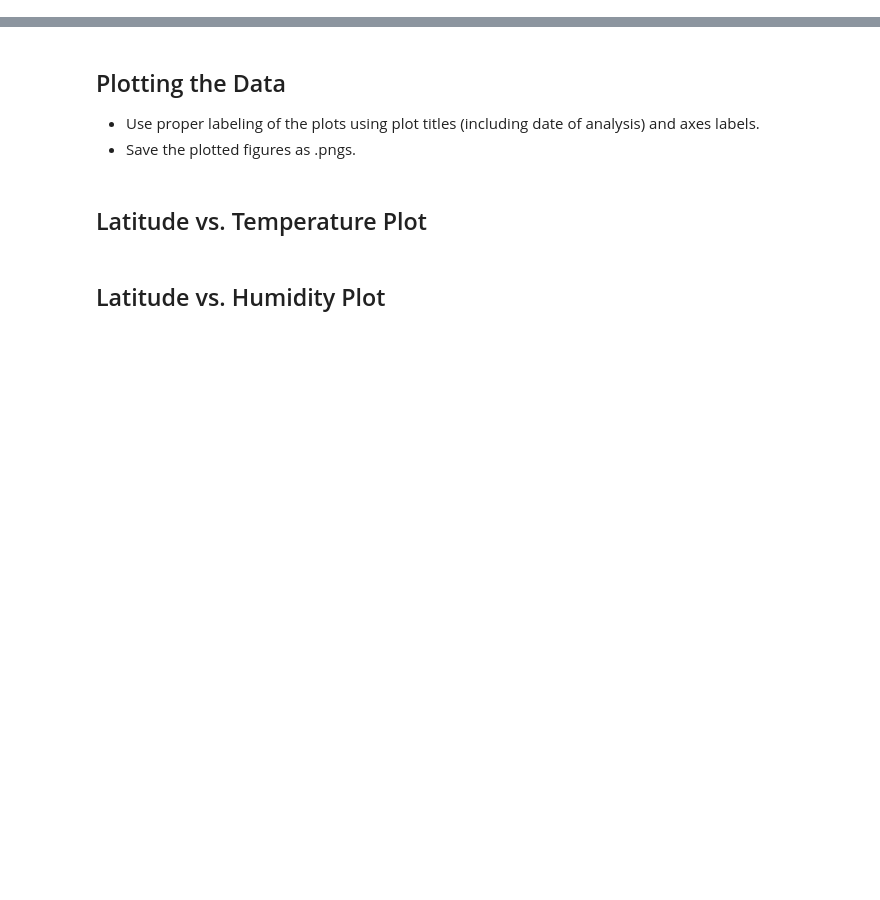
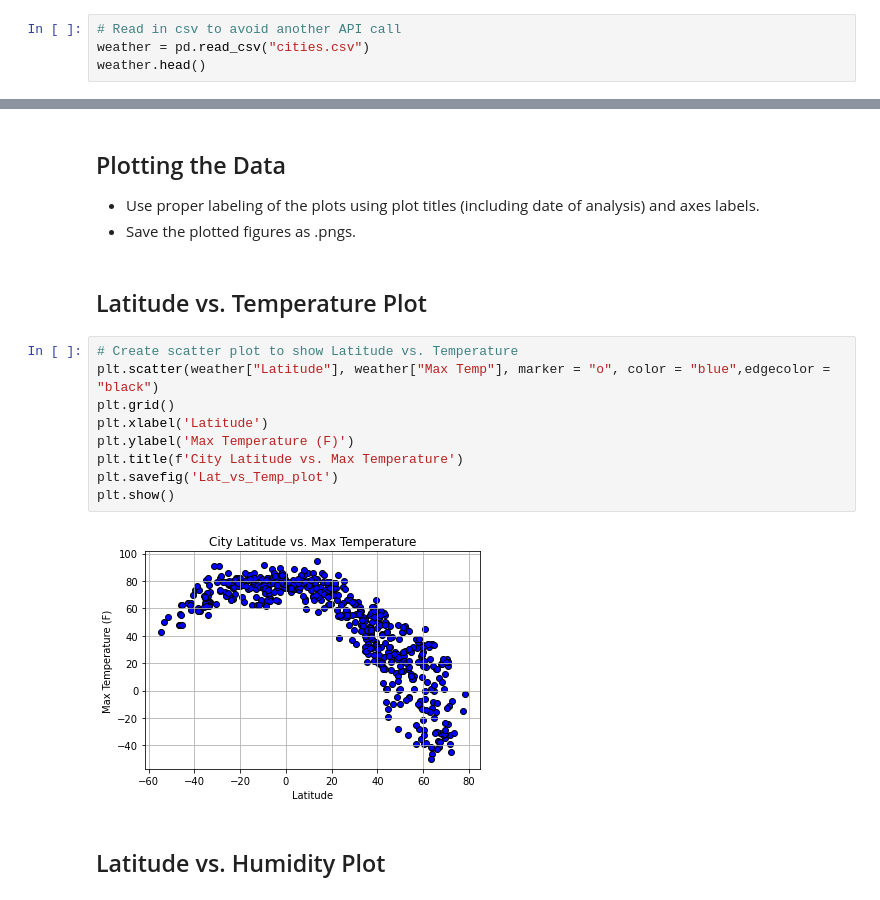
Before and after one commit to claws425/python-api-challenge, a Jupyter notebook: WeatherPy/WeatherPy.ipynb, the cells around one changed output, grey strips where cells are left out. Saved outputs shown, nothing was run; the diff lists cells and outputs as text; blank space fills up the shorter version.

Commit message:
added scatter plots

```diff
--- a/WeatherPy/WeatherPy.ipynb
+++ b/WeatherPy/WeatherPy.ipynb
@@ -138 +138,5 @@ weather_data.head()
 weather_data.to_csv("cities.csv")
+# %%
+# Read in csv to avoid another API call
+weather = pd.read_csv("cities.csv")
+weather.head()
@@ -151,5 +176,16 @@ Skip this step if there are no cities that have humidity > 100%.
 * Save the plotted figures as .pngs.
 # %% [markdown]
 ## Latitude vs. Temperature Plot
+# %%
+# Create scatter plot to show Latitude vs. Temperature
+plt.scatter(weather["Latitude"], weather["Max Temp"], marker = "o", color = "blue",edgecolor = "black")
+plt.grid()
+plt.xlabel('Latitude')
+plt.ylabel('Max Temperature (F)')
+plt.title(f'City Latitude vs. Max Temperature')
+plt.savefig('Lat_vs_Temp_plot')
+plt.show()
+# %% [output]
+[figure, added]
 # %% [markdown]
 ## Latitude vs. Humidity Plot
```
Also changed, not shown: parts of 7 cells of this notebook, 4 other files.
